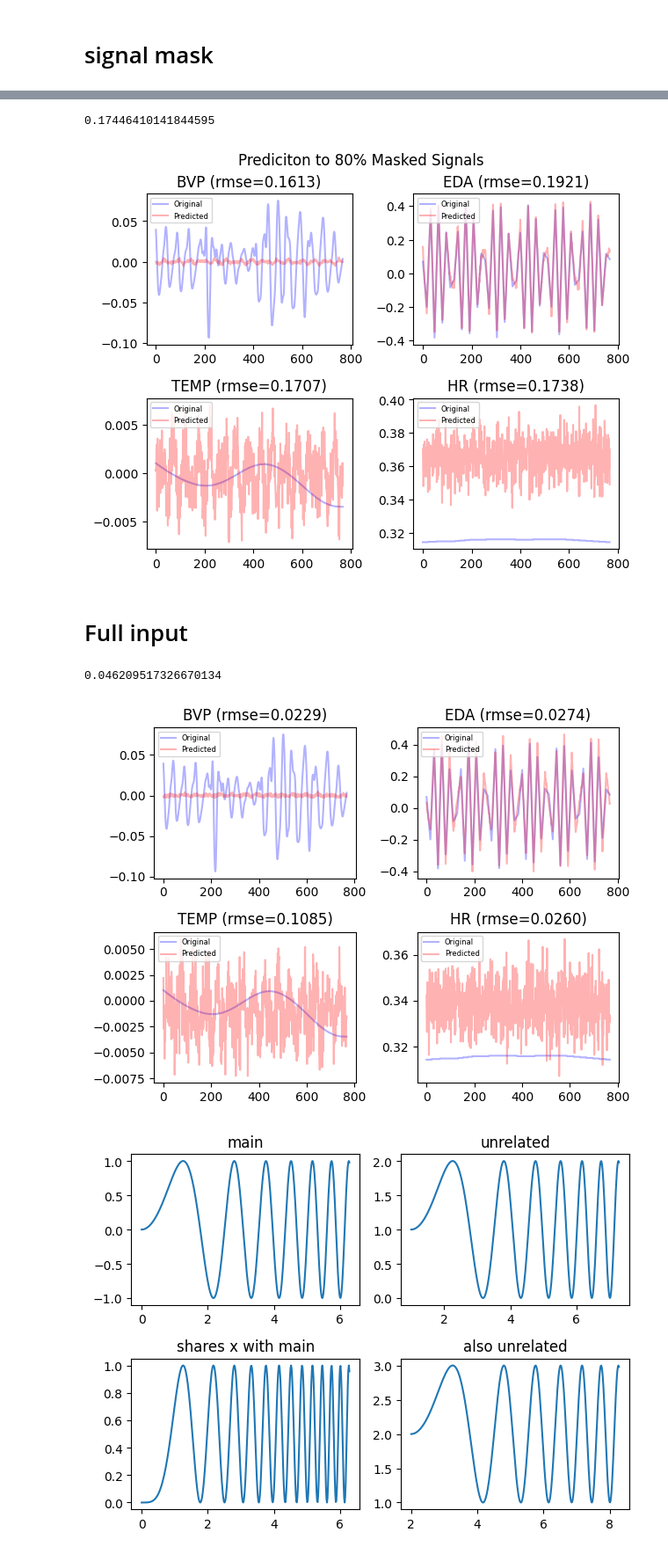
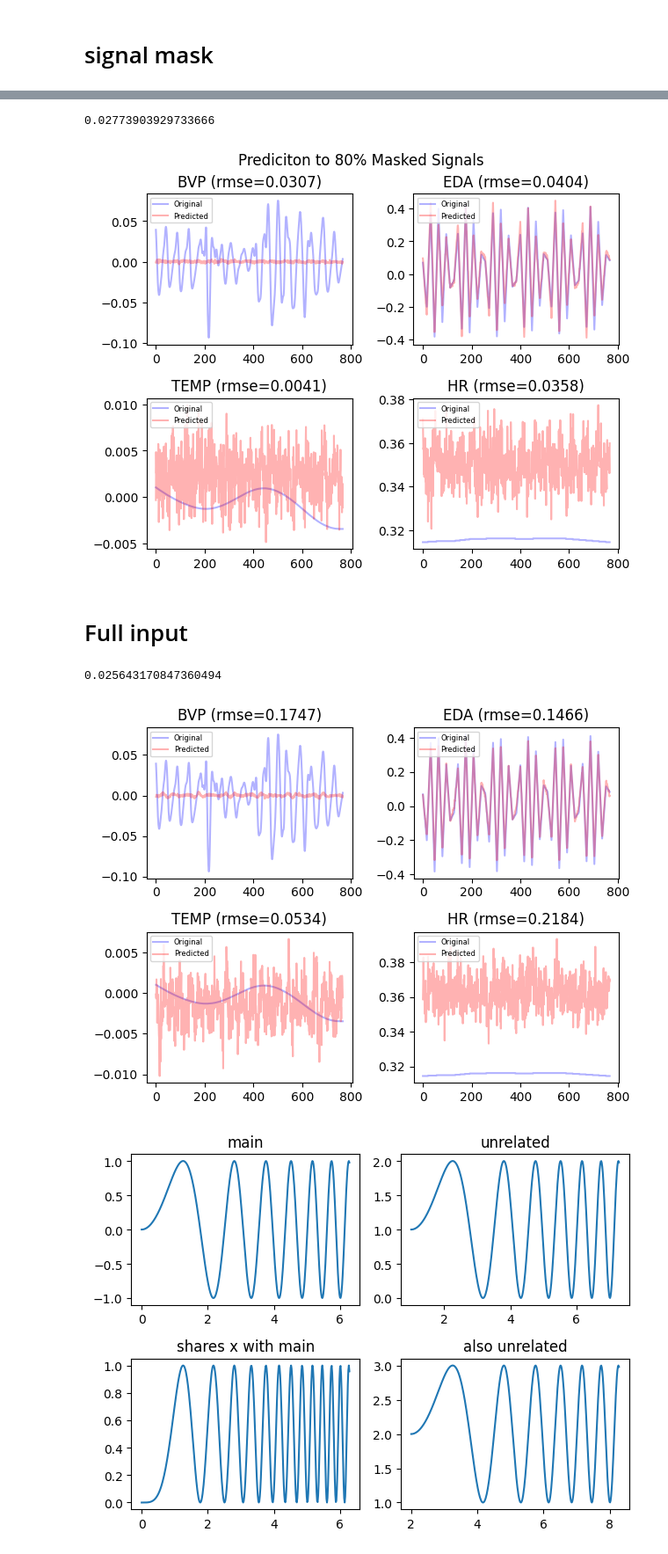
Before and after one commit to AlanConstantine/TPMER, a Jupyter notebook: evaluation_rep.ipynb, the cells around one changed output, grey strips where cells are left out. Shown at 88% size. Drawn from its saved outputs; the diff is of its cells as text; code cells hidden in the pictures.

```diff
--- a/evaluation_rep.ipynb
+++ b/evaluation_rep.ipynb
@@ -245,11 +251,13 @@ for pred_signal, signal_name in enumerate(signal_names):
     masked_signal = (xtest[signal_index].reshape(1, -1, 768) * signal_mask)
     torch_masked_signal = masked_signal.to(args.device).float()
     output = model_(torch_masked_signal)
-    mse_res = mse_(output, torch_masked_signal).item()
-    # print('MSE', mse_res)
-    avg_res.append(np.sqrt(mse_res))
+    # mse_res = mse_(output, torch_masked_signal).item()
+    # # print('MSE', mse_res)
+    # avg_res.append(np.sqrt(mse_res))
     sig2 = output.cpu().detach().numpy()[0][pred_signal].tolist()
     sig1 = xtest.cpu().detach().numpy()[signal_index][pred_signal].tolist()
+    mse_res = mse_(sig1, sig2)
+    avg_res.append(mse_res)
     plot_signal(sig1, sig2, '{0} Prediction Based on 80% masked Input Signals (rmse={1:.4f})'.format(signal_name, np.sqrt(mse_res)))
 print(np.mean(avg_res))
 # %%
@@ -266,14 +274,16 @@ for i in range(2):
         masked_signal = (xtest[signal_index].reshape(1, -1, 768) * signal_mask)
         torch_masked_signal = masked_signal.to(args.device).float()
         output = model_(torch_masked_signal)
-        mse_res = mse_(output, torch_masked_signal).item()
-        avg_res.append(np.sqrt(mse_res))
+        # mse_res = mse_(output, torch_masked_signal).item()
+        # avg_res.append(np.sqrt(mse_res))
         sig2 = output.cpu().detach().numpy()[0][pred_signal].tolist()
         sig1 = xtest.cpu().detach().numpy()[signal_index][pred_signal].tolist()
+        mse_res = mse_(sig1, sig2)
+        avg_res.append(mse_res)
 
         axs[i, j].plot(range(len(sig1)), sig1, color='blue', alpha=0.3, label="Original")
         axs[i, j].plot(range(len(sig2)), sig2, '-', color='red', alpha=0.3, label="Predicted")
-        title = '{0} (rmse={1:.4f})'.format(signal_name, np.sqrt(mse_res))
+        title = '{0} (rmse={1:.4f})'.format(signal_name, mse_res)
 
         axs[i, j].set_title(title)
         axs[i, j].legend(loc="upper left", fontsize=6, )
@@ -299,14 +309,16 @@ for i in range(2):
         masked_signal = (xtest[signal_index].reshape(1, -1, 768) * signal_mask)
         torch_masked_signal = masked_signal.to(args.device).float()
         output = model_(torch_masked_signal)
-        mse_res = mse_(output, torch_masked_signal).item()
-        avg_res.append(np.sqrt(mse_res))
+        # mse_res = mse_(output, torch_masked_signal).item()
+        # avg_res.append(np.sqrt(mse_res))
         sig2 = output.cpu().detach().numpy()[0][pred_signal].tolist()
         sig1 = xtest.cpu().detach().numpy()[signal_index][pred_signal].tolist()
+        mse_res = mse_(sig1, sig2)
+        avg_res.append(mse_res)
 
         axs[i, j].plot(range(len(sig1)), sig1, color='blue', alpha=0.3, label="Original")
         axs[i, j].plot(range(len(sig2)), sig2, '-', color='red', alpha=0.3, label="Predicted")
-        title = '{0} (rmse={1:.4f})'.format(signal_name, np.sqrt(mse_res))
+        title = '{0} (rmse={1:.4f})'.format(signal_name, mse_res)
 
         axs[i, j].set_title(title)
         axs[i, j].legend(loc="upper left", fontsize=6, )
@@ -332,14 +344,16 @@ for i in range(2):
         masked_signal = (xtest[signal_index].reshape(1, -1, 768) * signal_mask)
         torch_masked_signal = masked_signal.to(args.device).float()
         output = model_(torch_masked_signal)
-        mse_res = mse_(output, torch_masked_signal).item()
-        avg_res.append(np.sqrt(mse_res))
+        # mse_res = mse_(output, torch_masked_signal).item()
+        # avg_res.append(np.sqrt(mse_res))
         sig2 = output.cpu().detach().numpy()[0][pred_signal].tolist()
         sig1 = xtest.cpu().detach().numpy()[signal_index][pred_signal].tolist()
+        mse_res = mse_(sig1, sig2)
+        avg_res.append(mse_res)
 
         axs[i, j].plot(range(len(sig1)), sig1, color='blue', alpha=0.3, label="Original")
         axs[i, j].plot(range(len(sig2)), sig2, '-', color='red', alpha=0.3, label="Predicted")
-        title = '{0} (rmse={1:.4f})'.format(signal_name, np.sqrt(mse_res))
+        title = '{0} (rmse={1:.4f})'.format(signal_name, mse_res)
 
         axs[i, j].set_title(title)
         axs[i, j].legend(loc="upper left", fontsize=6, )
@@ -349,40 +363,42 @@ for i in range(2):
 fig.suptitle('Prediciton to 80% Masked Signals', y=1.02)
 print(np.mean(avg_res))
 # %% [output]
-0.17446410141844595
+0.02773903929733666
-[figure, old version]
+[figure, new version]
 # %% [markdown]
 # Full input
 # %%
 signal_names = ['BVP', 'EDA', 'TEMP', 'HR']
 signal_index = 537
 avg_res = []
 fig, axs = plt.subplots(2, 2)
 pred_signal = 0
 for i in range(2):
     for j in range(2):
         signal_name = signal_names[pred_signal]
 
         torch_masked_signal = xtest[signal_index].reshape(1, -1, 768).to(args.device).float()
         output = model_(torch_masked_signal)
-        mse_res = mse_(output, torch_masked_signal).item()
-        avg_res.append(np.sqrt(mse_res))
+        # mse_res = mse_(output, torch_masked_signal).item()
+        # avg_res.append(np.sqrt(mse_res))
         sig2 = output.cpu().detach().numpy()[0][pred_signal].tolist()
         sig1 = xtest.cpu().detach().numpy()[signal_index][pred_signal].tolist()
+        mse_res = mse_(sig1, sig2)
+        avg_res.append(mse_res)
 
         axs[i, j].plot(range(len(sig1)), sig1, color='blue', alpha=0.3, label="Original")
         axs[i, j].plot(range(len(sig2)), sig2, '-', color='red', alpha=0.3, label="Predicted")
         title = '{0} (rmse={1:.4f})'.format(signal_name, np.sqrt(mse_res))
 
         axs[i, j].set_title(title)
         axs[i, j].legend(loc="upper left", fontsize=6, )
         fig.tight_layout()
         pred_signal += 1
 
 print(np.mean(avg_res))
 # %% [output]
-0.046209517326670134
+0.025643170847360494
-[figure, old version]
+[figure, new version]
 # %%
 # fig, axs = plt.subplots(2, 2)
 # x = np.linspace(0, 2 * np.pi, 400)
```
Also changed, not shown: parts of 4 cells of this notebook.
